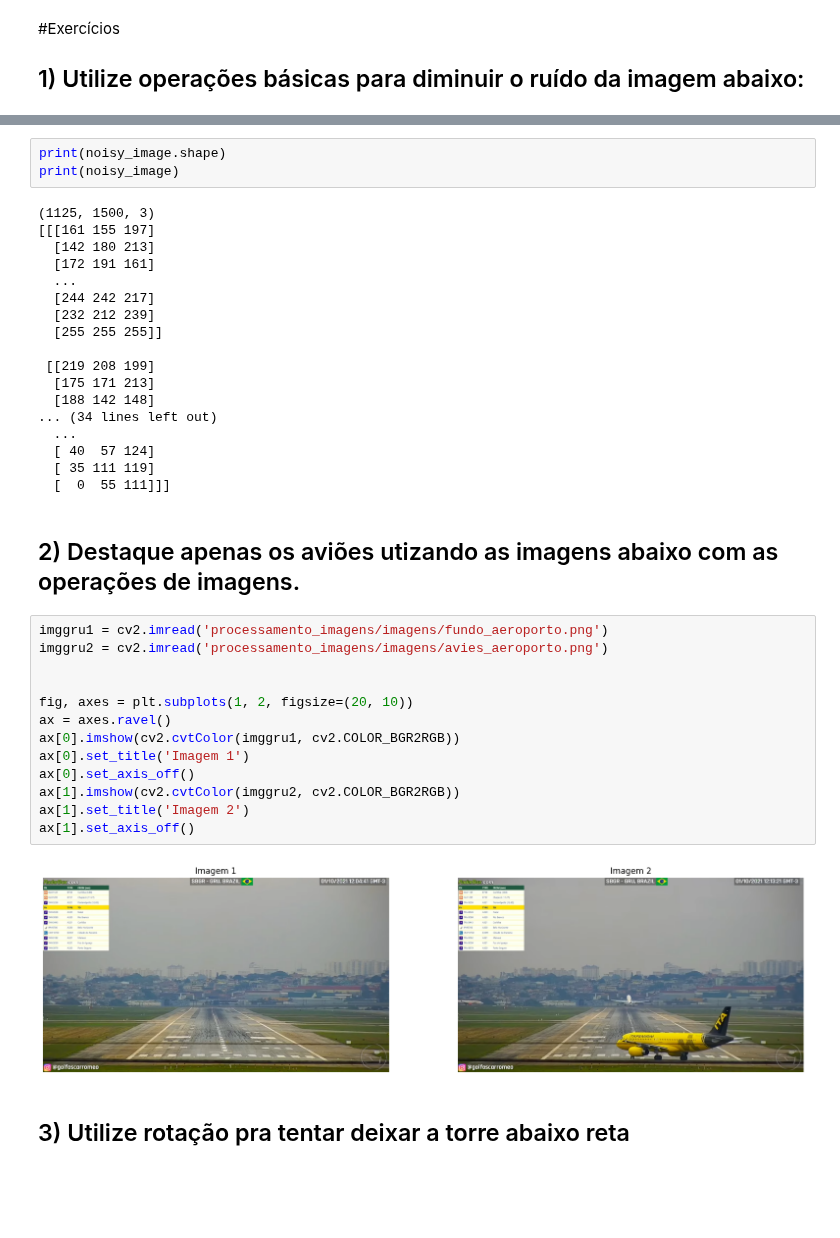
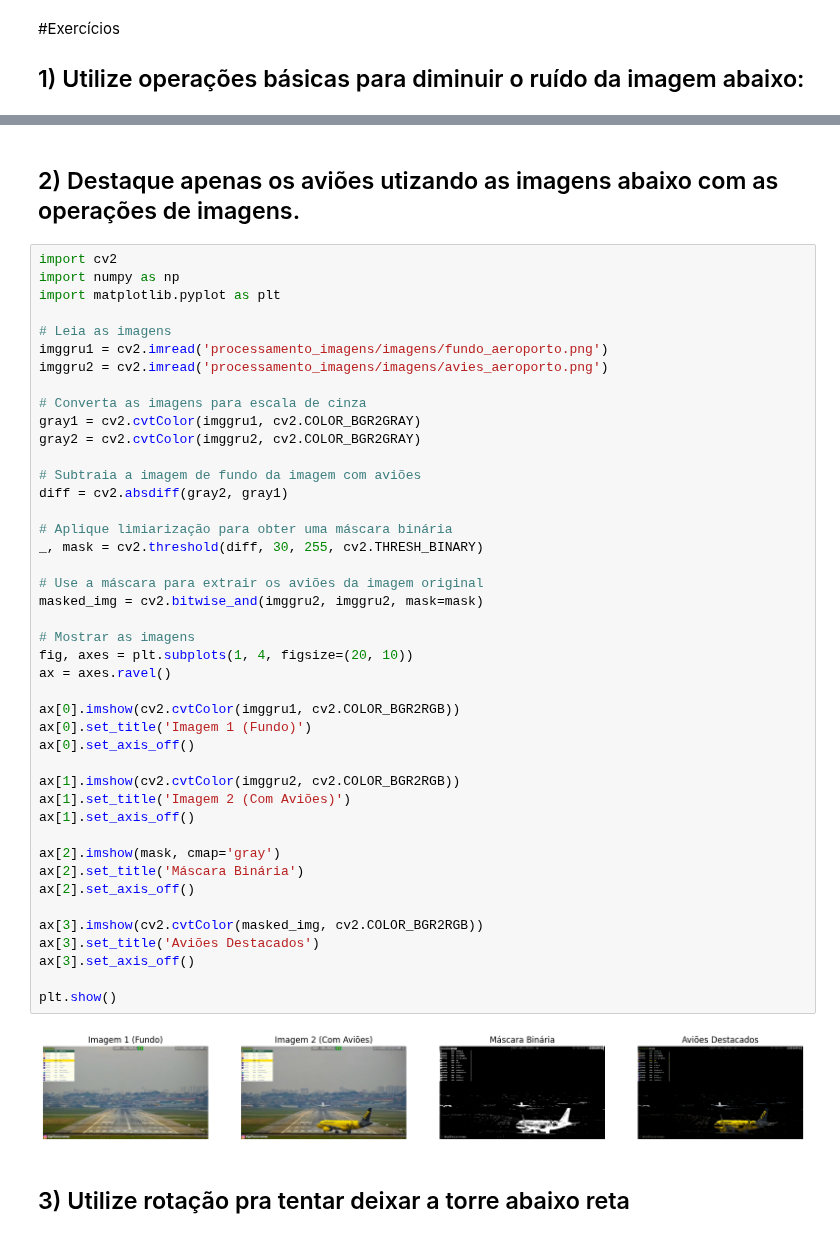
Before and after one commit to ViniciusBPessoa/Repositorio_Academico_Multidisciplinar, a Jupyter notebook: Processamento_imagens/mini_prog_1va/1ª_Lista_de_Exercícios_Práticos.ipynb, the cells around one changed output, grey strips where cells are left out. Drawn from its saved outputs; the diff is of its cells as text; blank space fills up the shorter version.

```diff
--- a/Processamento_imagens/mini_prog_1va/1ª_Lista_de_Exercícios_Práticos.ipynb
+++ b/Processamento_imagens/mini_prog_1va/1ª_Lista_de_Exercícios_Práticos.ipynb
@@ -78,41 +80,50 @@ ax[2].set_axis_off()
-# %%
-print(noisy_image.shape)
-print(noisy_image)
-# %% [output]
-(1125, 1500, 3)
-[[[161 155 197]
-  [142 180 213]
-  [172 191 161]
-  ...
-  [244 242 217]
-  [232 212 239]
-  [255 255 255]]
-
- [[219 208 199]
-  [175 171 213]
-  [188 142 148]
-... (34 lines left out)
-  ...
-  [ 40  57 124]
-  [ 35 111 119]
-  [  0  55 111]]]
 # %% [markdown]
 ## 2) Destaque apenas os aviões utizando as imagens abaixo com as operações de imagens.
 # %%
+import cv2
+import numpy as np
+import matplotlib.pyplot as plt
+
+# Leia as imagens
 imggru1 = cv2.imread('processamento_imagens/imagens/fundo_aeroporto.png')
 imggru2 = cv2.imread('processamento_imagens/imagens/avies_aeroporto.png')
 
+# Converta as imagens para escala de cinza
+gray1 = cv2.cvtColor(imggru1, cv2.COLOR_BGR2GRAY)
+gray2 = cv2.cvtColor(imggru2, cv2.COLOR_BGR2GRAY)
 
-fig, axes = plt.subplots(1, 2, figsize=(20, 10))
+# Subtraia a imagem de fundo da imagem com aviões
+diff = cv2.absdiff(gray2, gray1)
+
+# Aplique limiarização para obter uma máscara binária
+_, mask = cv2.threshold(diff, 30, 255, cv2.THRESH_BINARY)
+
+# Use a máscara para extrair os aviões da imagem original
+masked_img = cv2.bitwise_and(imggru2, imggru2, mask=mask)
+
+# Mostrar as imagens
+fig, axes = plt.subplots(1, 4, figsize=(20, 10))
 ax = axes.ravel()
+
 ax[0].imshow(cv2.cvtColor(imggru1, cv2.COLOR_BGR2RGB))
-ax[0].set_title('Imagem 1')
+ax[0].set_title('Imagem 1 (Fundo)')
 ax[0].set_axis_off()
+
 ax[1].imshow(cv2.cvtColor(imggru2, cv2.COLOR_BGR2RGB))
-ax[1].set_title('Imagem 2')
+ax[1].set_title('Imagem 2 (Com Aviões)')
 ax[1].set_axis_off()
+
+ax[2].imshow(mask, cmap='gray')
+ax[2].set_title('Máscara Binária')
+ax[2].set_axis_off()
+
+ax[3].imshow(cv2.cvtColor(masked_img, cv2.COLOR_BGR2RGB))
+ax[3].set_title('Aviões Destacados')
+ax[3].set_axis_off()
+
+plt.show()
 # %% [output]
-[figure, old version]
+[figure, new version]
 # %% [markdown]
 ## 3) Utilize rotação pra tentar deixar a torre abaixo reta
 # %%
```
Also changed, not shown: parts of 3 cells of this notebook.
